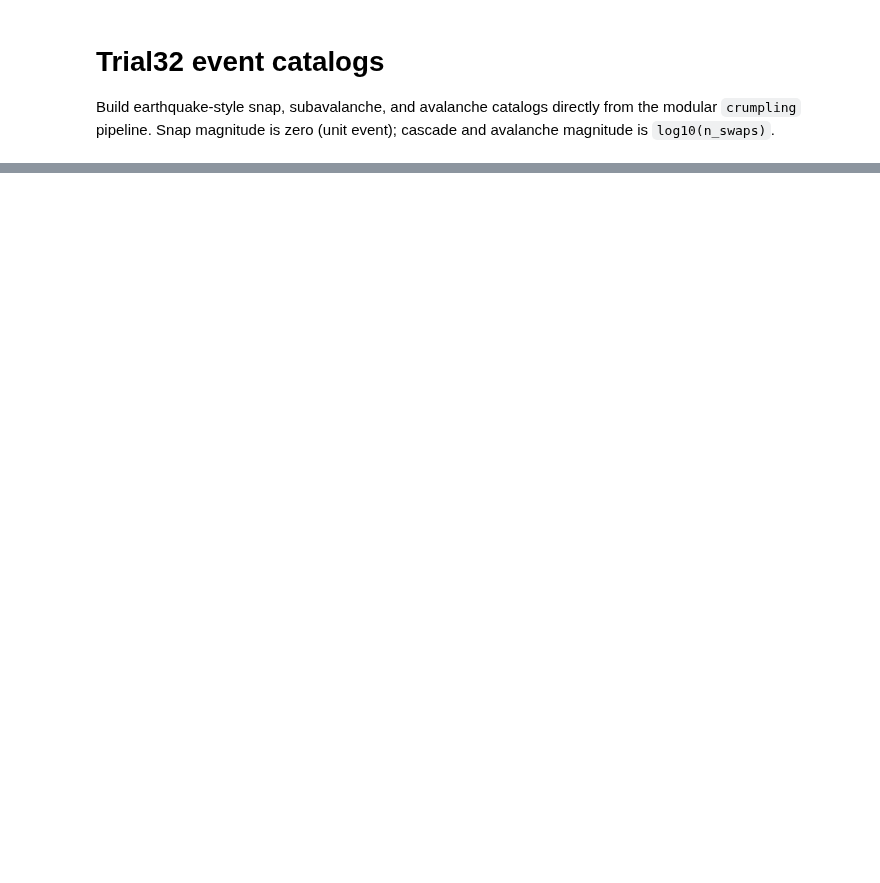
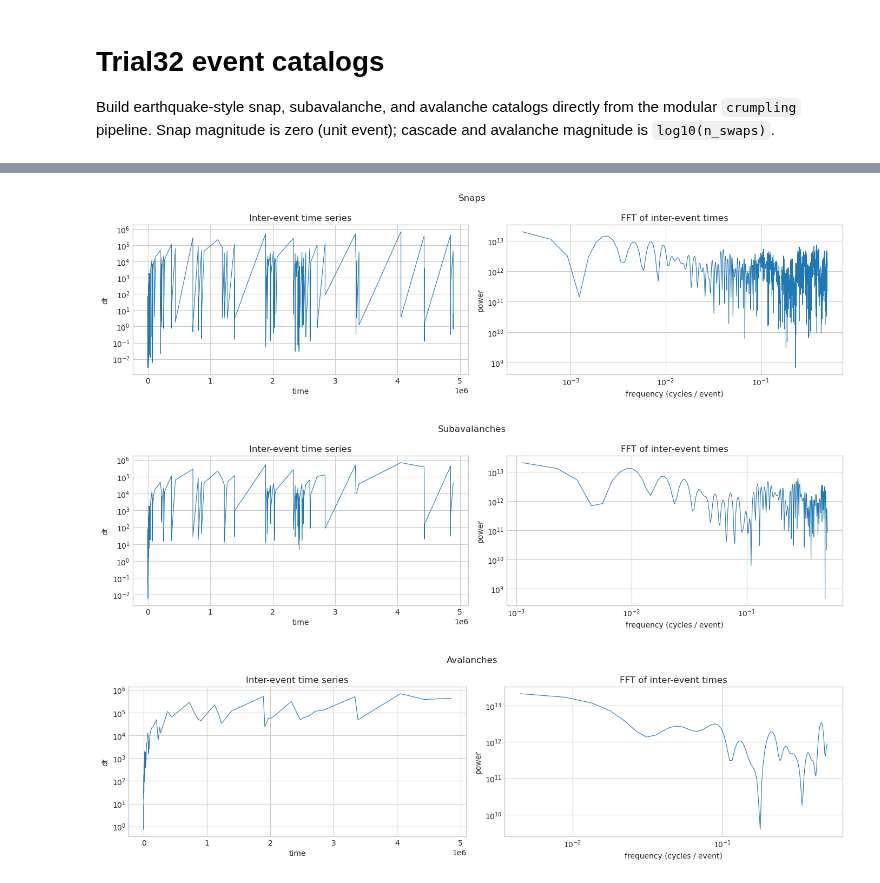
Before and after one commit to Ner-Ber/crumpling, a Jupyter notebook: notebooks/catalogs_trial32.ipynb, the cells around one changed output, grey strips where cells are left out. Drawn from its saved outputs; the diff is of its cells as text; code cells hidden in the pictures; blank space fills up the shorter version.

```diff
--- a/notebooks/catalogs_trial32.ipynb
+++ b/notebooks/catalogs_trial32.ipynb
@@ -74,0 +87,36 @@ plt.show()
+# %%
+def plot_inter_event_fft(frame: pd.DataFrame, title: str) -> None:
+    series = frame.loc[frame["dt"] > 0, ["time", "dt"]].dropna()
+    dt = series["dt"].to_numpy(dtype=float)
+    time = series["time"].to_numpy(dtype=float)
+
+    detrended = dt - dt.mean()
+    spectrum = np.fft.rfft(detrended)
+    freqs = np.fft.rfftfreq(len(dt), d=1.0)
+    power = np.abs(spectrum) ** 2
+
+    fig, axes = plt.subplots(1, 2, figsize=(14, 4))
+    fig.suptitle(title)
+
+    axes[0].plot(time, dt, lw=0.8)
+    axes[0].set(xlabel="time", ylabel="dt", title="Inter-event time series")
+    axes[0].set_yscale("log")
+
+    axes[1].plot(freqs[1:], power[1:], lw=0.8)
+    axes[1].set(
+        xlabel="frequency (cycles / event)",
+        ylabel="power",
+        title="FFT of inter-event times",
+        yscale="log",
+        xscale="log",
+    )
+    fig.tight_layout()
+
+
+for frame, title in ((snaps, "Snaps"), (subav, "Subavalanches"), (av, "Avalanches")):
+    plot_inter_event_fft(frame, title)
+plt.show()
+# %% [output]
+[figure, added]
+[figure, added]
+[figure, added]
```
Also changed, not shown: parts of 6 cells of this notebook.
